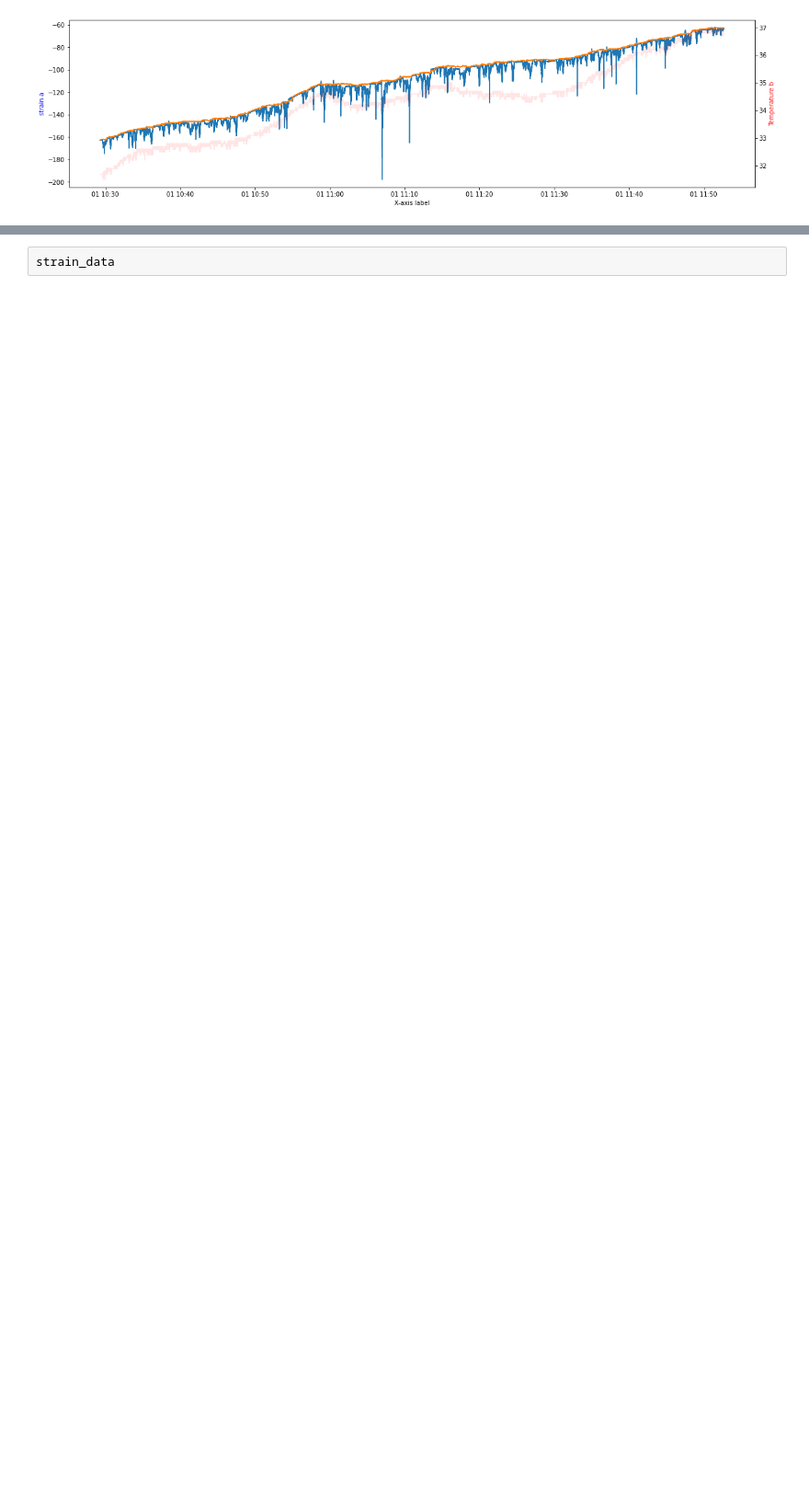
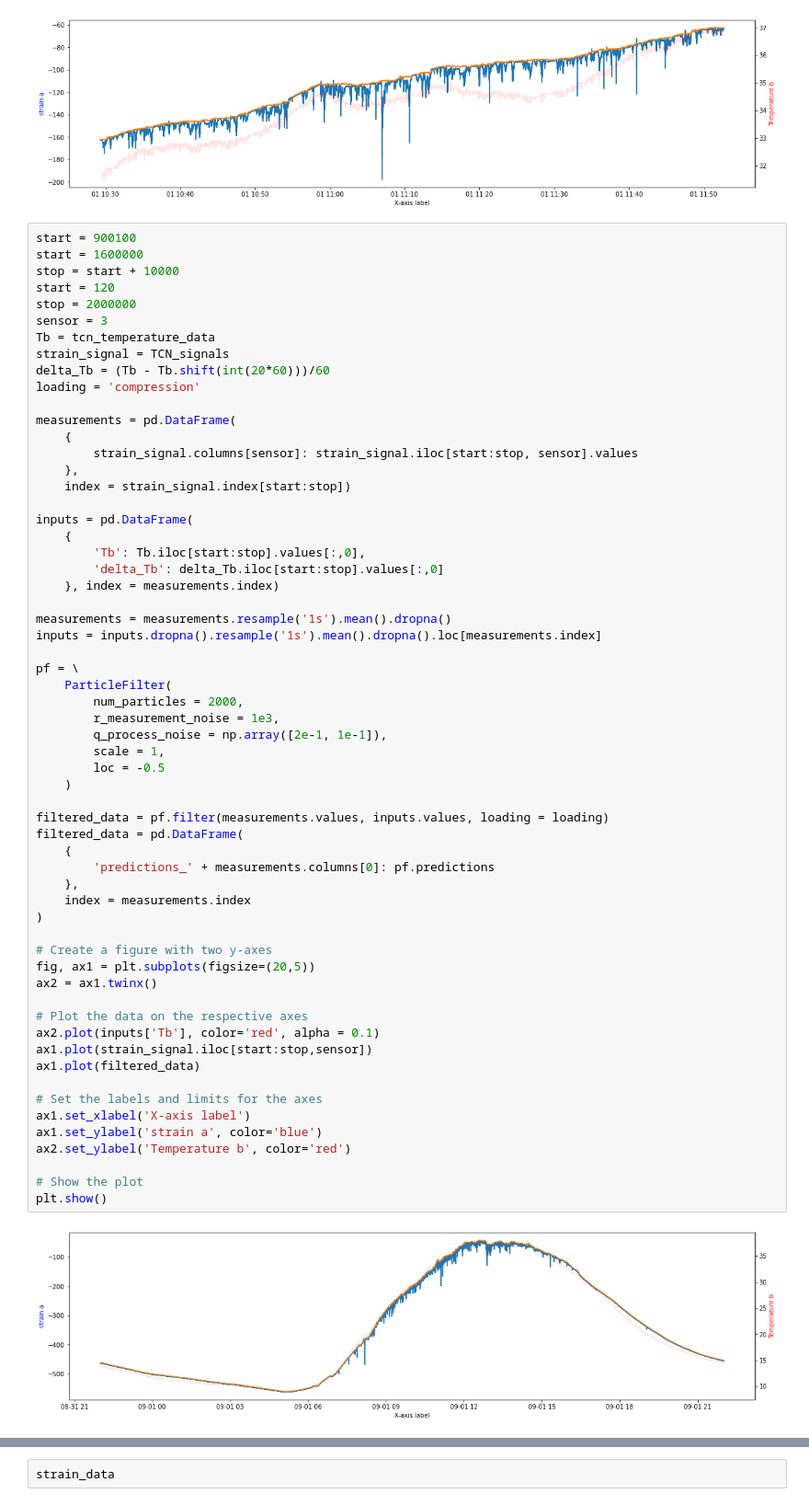
Before and after one commit to WEILMAX/dw_events, a Jupyter notebook: dw_events/notebooks/temperature_compensation/mw4_particlefilter.ipynb, the cells around one changed output, grey strips where cells are left out. Shown: that part at 92% size. Drawn from its saved outputs; the diff is of its cells as text; blank space fills up the shorter version.

Commit message:
Made the particle filter work for top sensors

```diff
--- a/dw_events/notebooks/temperature_compensation/mw4_particlefilter.ipynb
+++ b/dw_events/notebooks/temperature_compensation/mw4_particlefilter.ipynb
@@ -102,3 +102,65 @@ ax2.set_ylabel('Temperature b', color='red')
 plt.show()
 # %% [output]
 [figure]
+# %%
+start = 900100
+start = 1600000
+stop = start + 10000
+start = 120
+stop = 2000000
+sensor = 3
+Tb = tcn_temperature_data
+strain_signal = TCN_signals
+delta_Tb = (Tb - Tb.shift(int(20*60)))/60
+loading = 'compression'
+
+measurements = pd.DataFrame(
+    {
+        strain_signal.columns[sensor]: strain_signal.iloc[start:stop, sensor].values
+    },
+    index = strain_signal.index[start:stop])
+
+inputs = pd.DataFrame(
+    {
+        'Tb': Tb.iloc[start:stop].values[:,0],
+        'delta_Tb': delta_Tb.iloc[start:stop].values[:,0]
+    }, index = measurements.index)
+
+measurements = measurements.resample('1s').mean().dropna()
+inputs = inputs.dropna().resample('1s').mean().dropna().loc[measurements.index]
+
+pf = \
+    ParticleFilter(
+        num_particles = 2000,
+        r_measurement_noise = 1e3,
+        q_process_noise = np.array([2e-1, 1e-1]),
+        scale = 1,
+        loc = -0.5
+    )
+
+filtered_data = pf.filter(measurements.values, inputs.values, loading = loading)
+filtered_data = pd.DataFrame(
+    {
+        'predictions_' + measurements.columns[0]: pf.predictions
+    },
+    index = measurements.index
+)
+
+# Create a figure with two y-axes
+fig, ax1 = plt.subplots(figsize=(20,5))
+ax2 = ax1.twinx()
+
+# Plot the data on the respective axes
+ax2.plot(inputs['Tb'], color='red', alpha = 0.1)
+ax1.plot(strain_signal.iloc[start:stop,sensor])
+ax1.plot(filtered_data)
+
+# Set the labels and limits for the axes
+ax1.set_xlabel('X-axis label')
+ax1.set_ylabel('strain a', color='blue')
+ax2.set_ylabel('Temperature b', color='red')
+
+# Show the plot
+plt.show()
+# %% [output]
+[figure, added]
```
Also changed, not shown: parts of 6 cells of this notebook, 2 other files.
